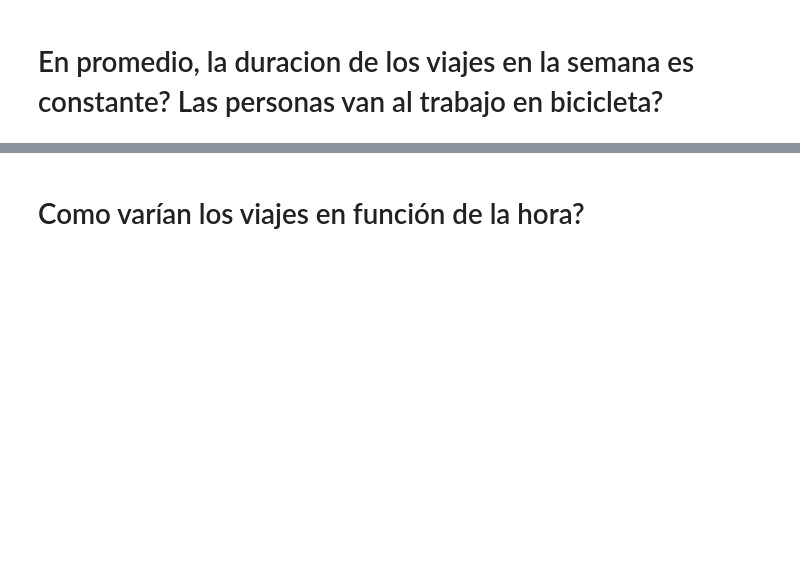
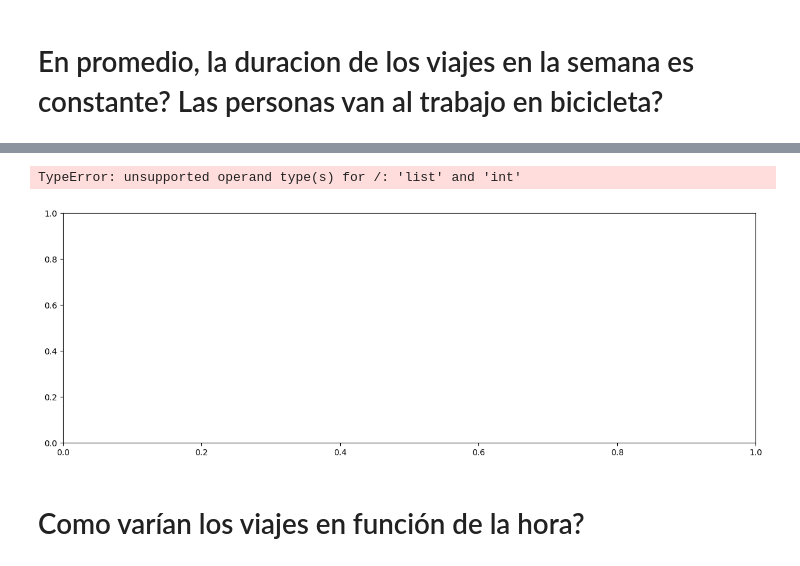
Before and after one commit to Azowyl/TP-Datos, a Jupyter notebook: TP.ipynb, the cells around one changed output, grey strips where cells are left out. Saved outputs shown, nothing was run; the diff lists cells and outputs as text; code cells hidden in the pictures; blank space fills up the shorter version.

```diff
--- a/TP.ipynb
+++ b/TP.ipynb
@@ -168,3 +190,9 @@ subscriptors_trips.plot('day','duration',ylim=(0,3000))
+# %%
+trips_by_day = trips.loc[:,['day_of_week','duration']].groupby('day_of_week')['duration'].apply(list)
+#trips_by_day['day_of_week'] = trips_by_day[['day_of_week']].apply(lambda dates: getNames(dates))
+# %% [output]
+TypeError: unsupported operand type(s) for /: 'list' and 'int'
+[figure, added]
 # %% [markdown]
 # Como varían los viajes en función de la hora?
 # %%
```
Also changed, not shown: parts of 14 cells of this notebook.
